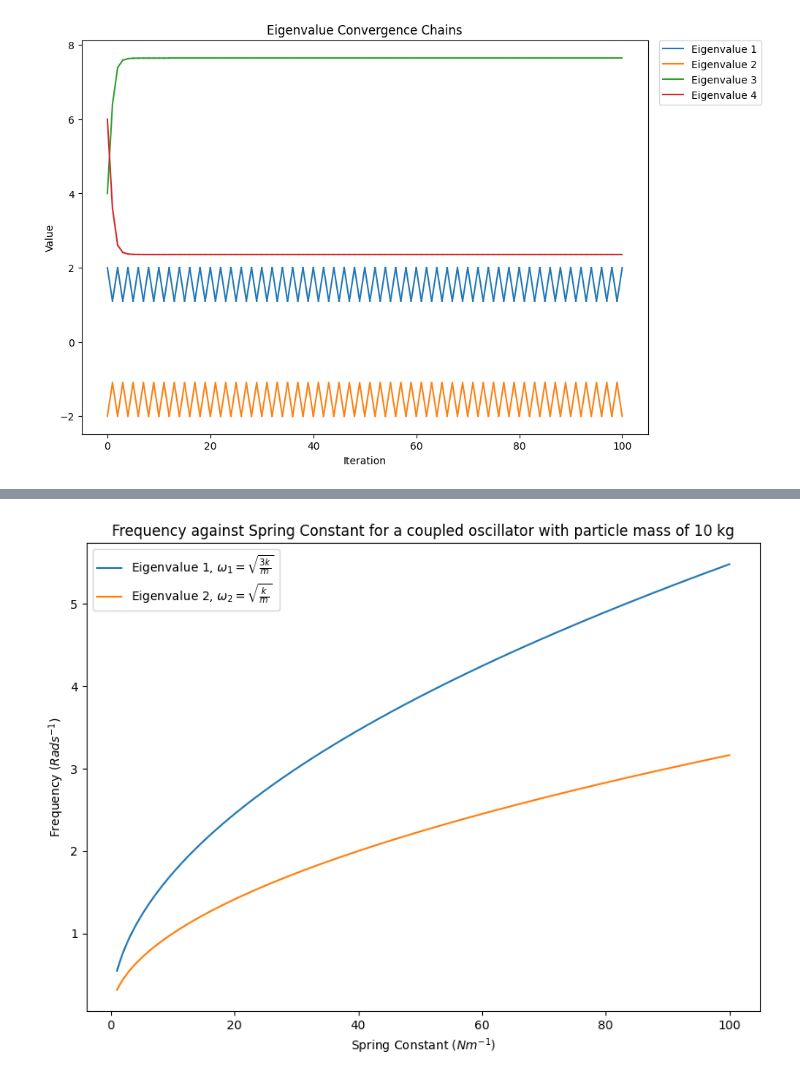
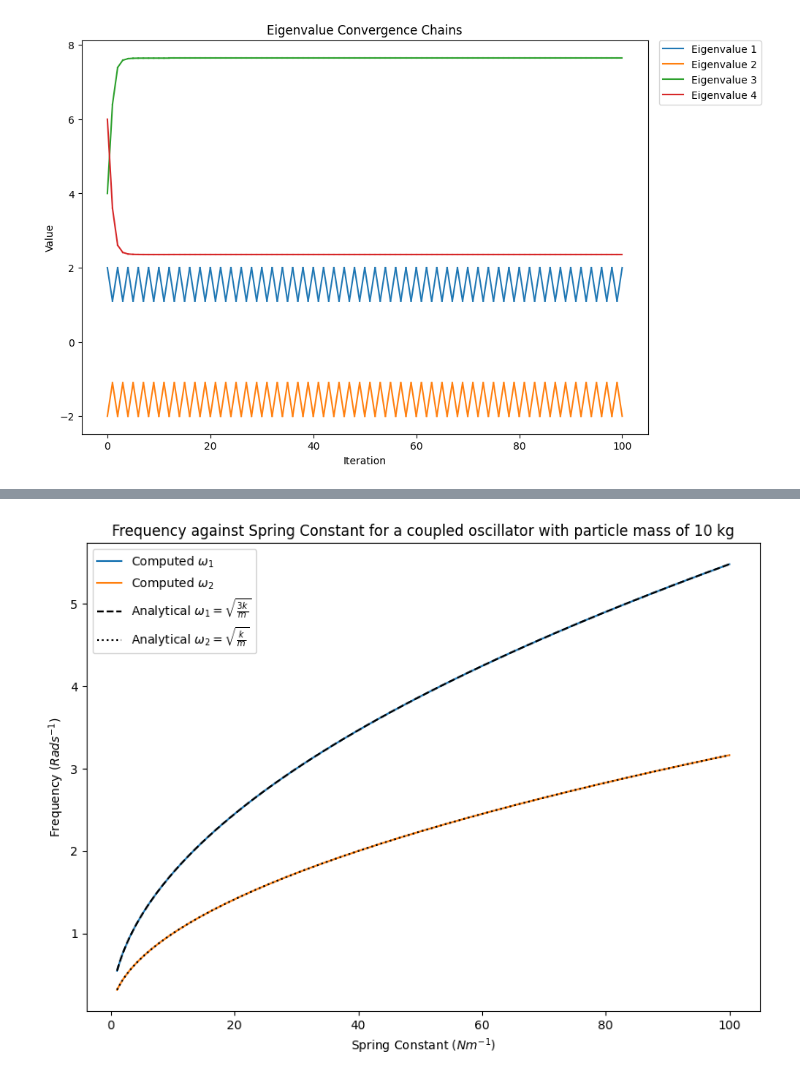
Before and after one commit to BryceDixon/Computational, a Jupyter notebook: Test1.ipynb, the cells around one changed output, grey strips where cells are left out. Drawn from its saved outputs; the diff is of its cells as text; code cells hidden in the pictures.

```diff
--- a/Test1.ipynb
+++ b/Test1.ipynb
@@ -64,6 +64,6 @@ os.mass_plot(mass_range, 10, mass2_range = mass2_range, analytical = True, save_
 # %%
 spring_const_range = np.geomspace(1,100,100)
-os.spring_const_plot(spring_const_range, 10)
+os.spring_const_plot(spring_const_range, 10, analytical = True, save_folder='C:/Users/bryce/Downloads', savefilename='spring_const_plot')
 # %% [output]
-[figure, old version]
+[figure, new version]
 # %%
```
Also changed, not shown: parts of 2 cells of this notebook, 2 other files.
